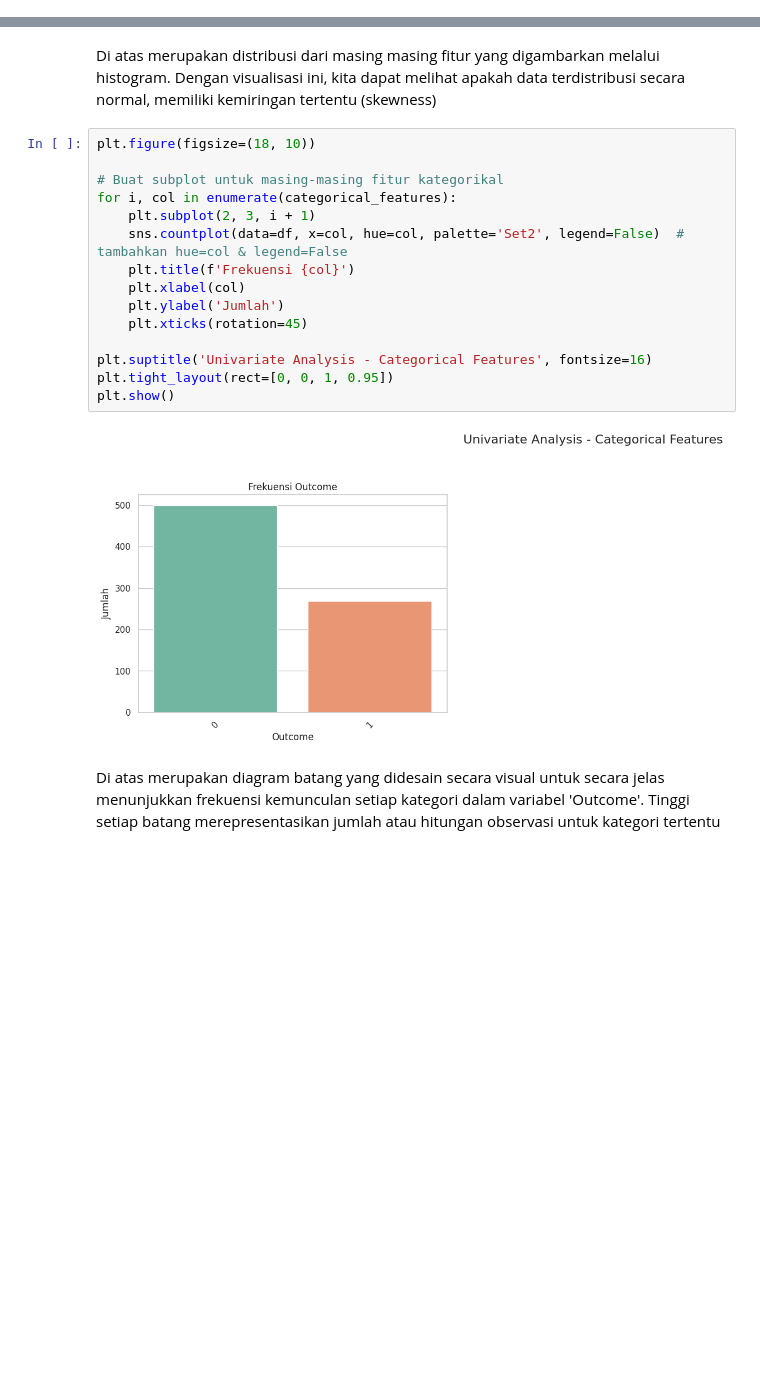
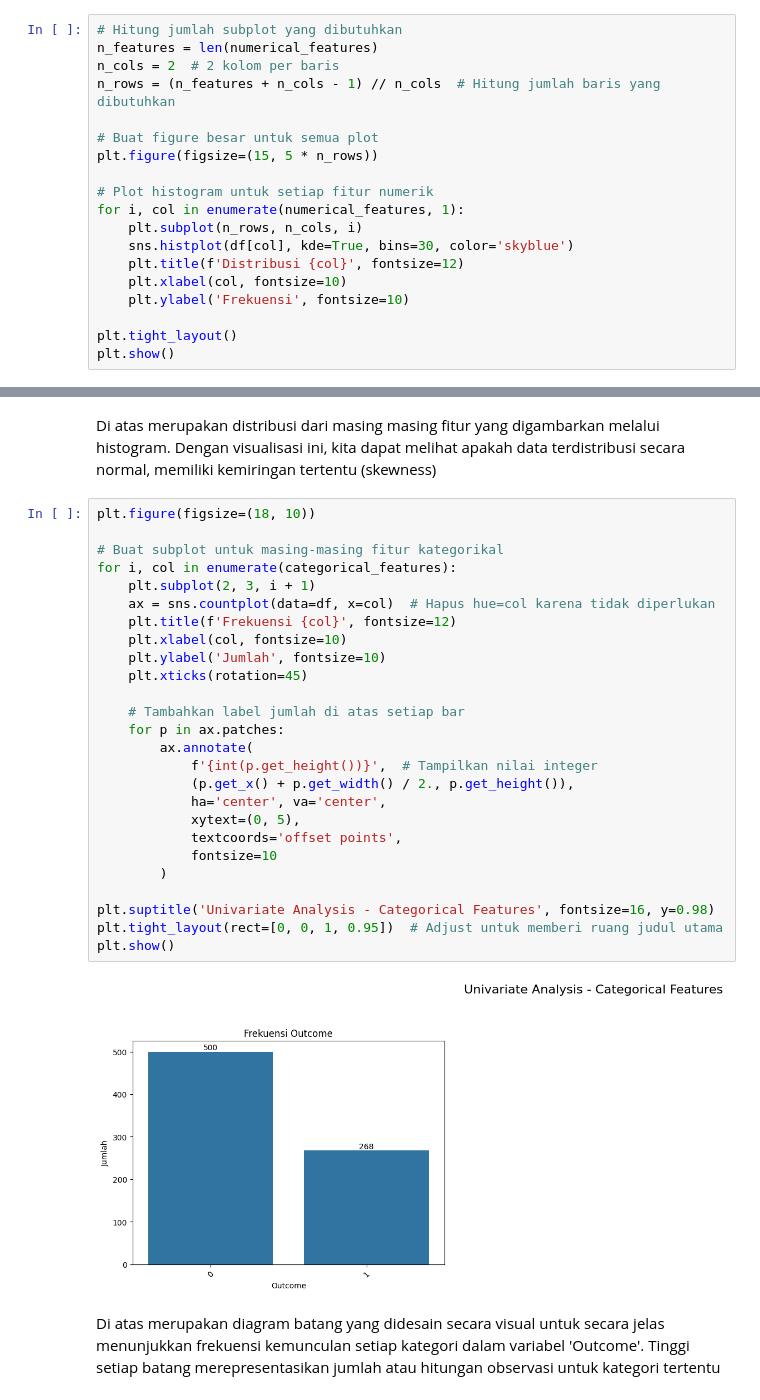
Before and after one commit to echaan/diabetes-predictive, a Jupyter notebook: diabetes_notebook.ipynb, the cells around one changed output, grey strips where cells are left out. Cells and saved outputs as stored; diff of their text form; blank space fills up the shorter version.

```diff
--- a/diabetes_notebook.ipynb
+++ b/diabetes_notebook.ipynb
@@ -157,0 +112,19 @@ Kurtosis: 3.29
+# %%
+# Hitung jumlah subplot yang dibutuhkan
+n_features = len(numerical_features)
+n_cols = 2  # 2 kolom per baris
+n_rows = (n_features + n_cols - 1) // n_cols  # Hitung jumlah baris yang dibutuhkan
+
+# Buat figure besar untuk semua plot
+plt.figure(figsize=(15, 5 * n_rows))
+
+# Plot histogram untuk setiap fitur numerik
+for i, col in enumerate(numerical_features, 1):
+    plt.subplot(n_rows, n_cols, i)
+    sns.histplot(df[col], kde=True, bins=30, color='skyblue')
+    plt.title(f'Distribusi {col}', fontsize=12)
+    plt.xlabel(col, fontsize=10)
+    plt.ylabel('Frekuensi', fontsize=10)
+
+plt.tight_layout()
+plt.show()
@@ -160,20 +135,31 @@ Di atas merupakan distribusi dari masing masing fitur yang digambarkan melalui h
 # %%
 plt.figure(figsize=(18, 10))
 
 # Buat subplot untuk masing-masing fitur kategorikal
 for i, col in enumerate(categorical_features):
     plt.subplot(2, 3, i + 1)
-    sns.countplot(data=df, x=col, hue=col, palette='Set2', legend=False)  # tambahkan hue=col & legend=False
-    plt.title(f'Frekuensi {col}')
-    plt.xlabel(col)
-    plt.ylabel('Jumlah')
+    ax = sns.countplot(data=df, x=col)  # Hapus hue=col karena tidak diperlukan
+    plt.title(f'Frekuensi {col}', fontsize=12)
+    plt.xlabel(col, fontsize=10)
+    plt.ylabel('Jumlah', fontsize=10)
     plt.xticks(rotation=45)
 
-plt.suptitle('Univariate Analysis - Categorical Features', fontsize=16)
-plt.tight_layout(rect=[0, 0, 1, 0.95])
+    # Tambahkan label jumlah di atas setiap bar
+    for p in ax.patches:
+        ax.annotate(
+            f'{int(p.get_height())}',  # Tampilkan nilai integer
+            (p.get_x() + p.get_width() / 2., p.get_height()),
+            ha='center', va='center',
+            xytext=(0, 5),
+            textcoords='offset points',
+            fontsize=10
+        )
+
+plt.suptitle('Univariate Analysis - Categorical Features', fontsize=16, y=0.98)
+plt.tight_layout(rect=[0, 0, 1, 0.95])  # Adjust untuk memberi ruang judul utama
 plt.show()
 # %% [output]
-[figure, old version]
+[figure, new version]
 # %% [markdown]
 Di atas merupakan diagram batang yang didesain secara visual untuk secara jelas menunjukkan frekuensi kemunculan setiap kategori dalam variabel 'Outcome'. Tinggi setiap batang merepresentasikan jumlah atau hitungan observasi untuk kategori tertentu
 # %% [markdown]
```
Also changed, not shown: parts of 3 cells of this notebook, 1 other file.
